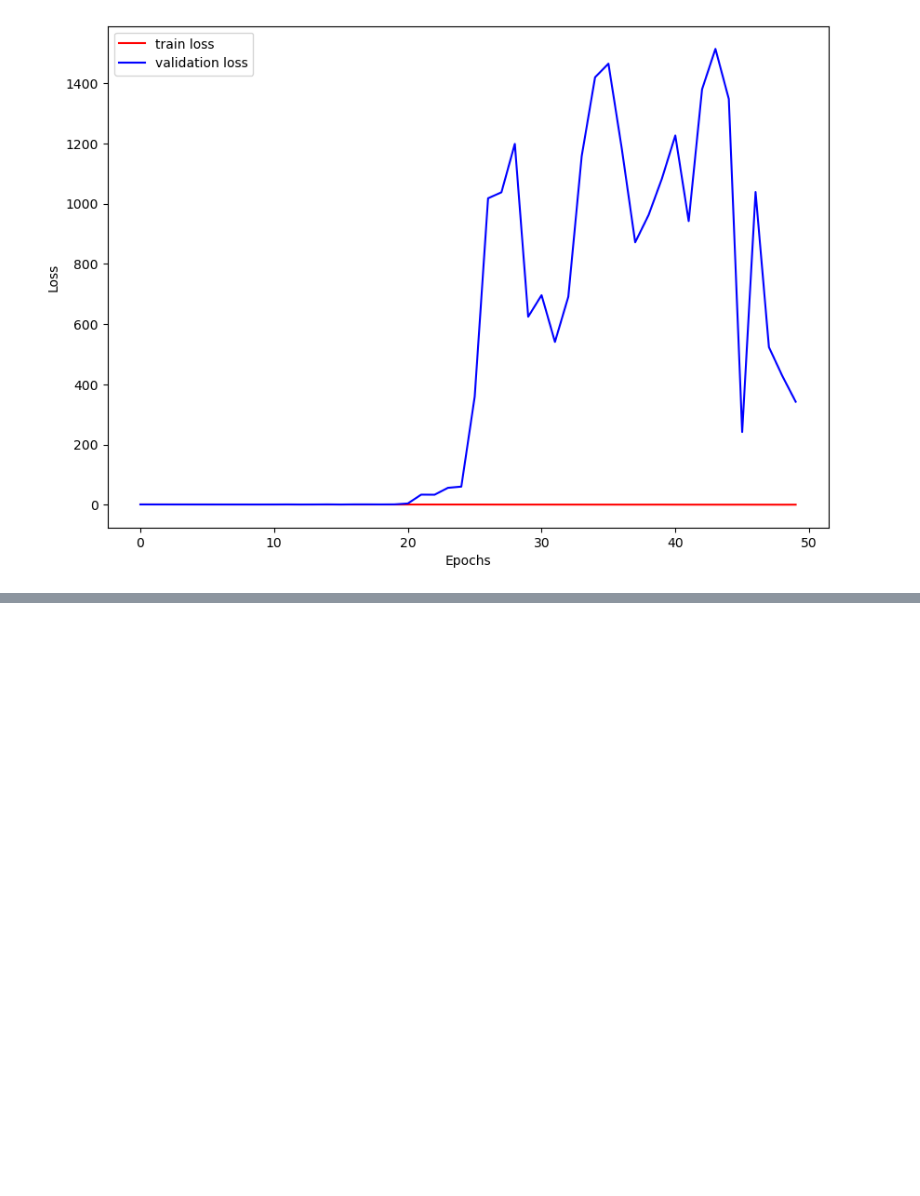
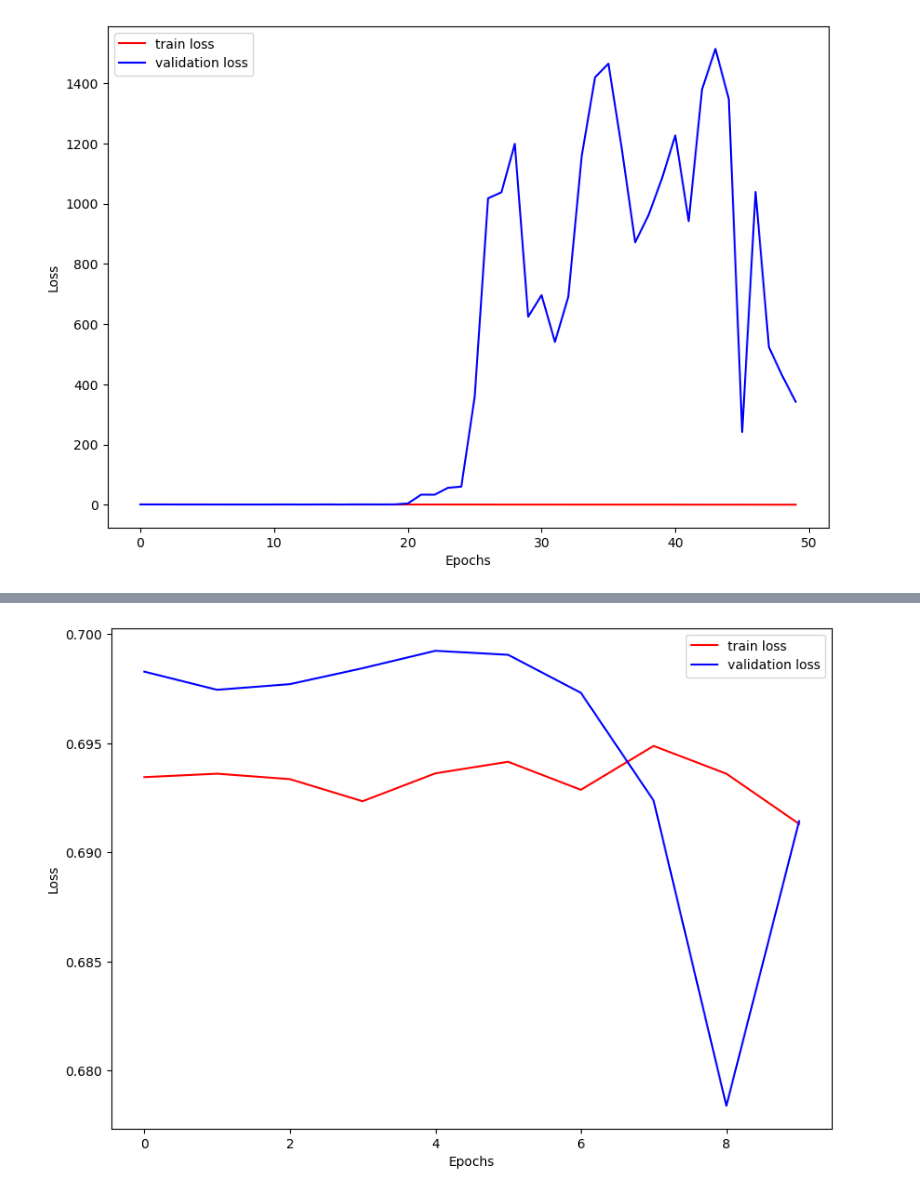
Before and after one commit to nealkafree/toponet, a Jupyter notebook: notebooks/TopoNet_MEG_train.ipynb, the cells around one changed output, grey strips where cells are left out. Cells and saved outputs as stored; diff of their text form; code cells hidden in the pictures; blank space fills up the shorter version.

```diff
--- a/notebooks/TopoNet_MEG_train.ipynb
+++ b/notebooks/TopoNet_MEG_train.ipynb
@@ -426,0 +485,6 @@ Best model appeared at the epoch 12 with an accuracy of 54.17%
+# %%
+model = EEGNet(sensors=360, samples=500, num_classes=2, f1=8, depth=2, f2=16, dropout=0.1).to(DEVICE)
+loss_fn = nn.CrossEntropyLoss()
+optimizer = torch.optim.Adam(model.parameters(), lr=0.001)
+# %%
+best_model, loss_history = train_model(model, train_loader, test_loader, epochs=10, loss_fn=loss_fn, optimizer=optimizer)
@@ -426,0 +502,5 @@ Best model appeared at the epoch 12 with an accuracy of 54.17%
+# %%
+loss_plot(loss_history['train_loss'], loss_history['valid_loss'])
+
+print(f'Best model appeared at the epoch {best_model["epoch"]} with an accuracy of {best_model["accuracy"] * 100:.2f}%')
+# %% [output]
@@ -427 +508,2 @@ Best model appeared at the epoch 12 with an accuracy of 54.17%
+[figure, added]
 # %% [markdown]
```
Also changed, not shown: parts of 11 cells of this notebook.
